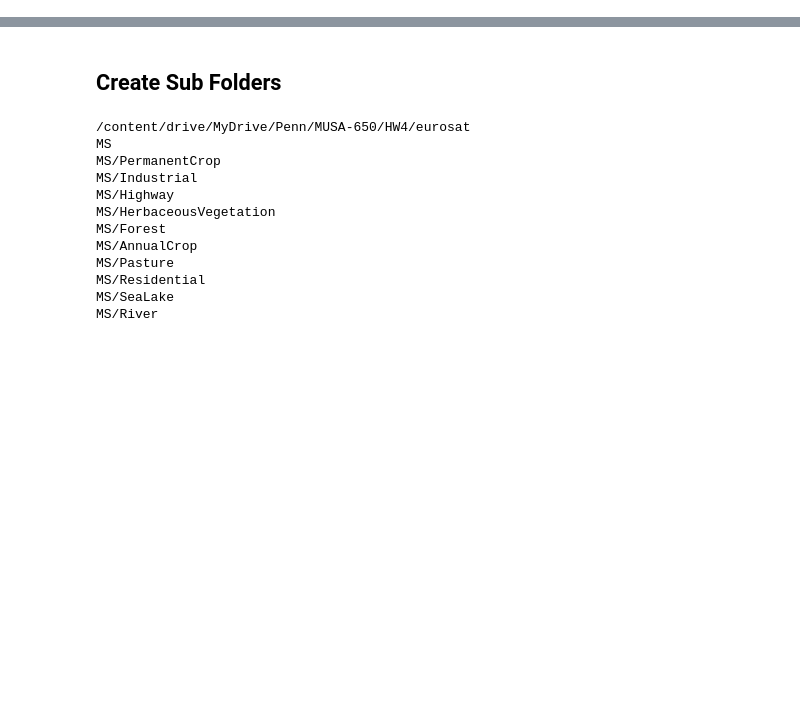
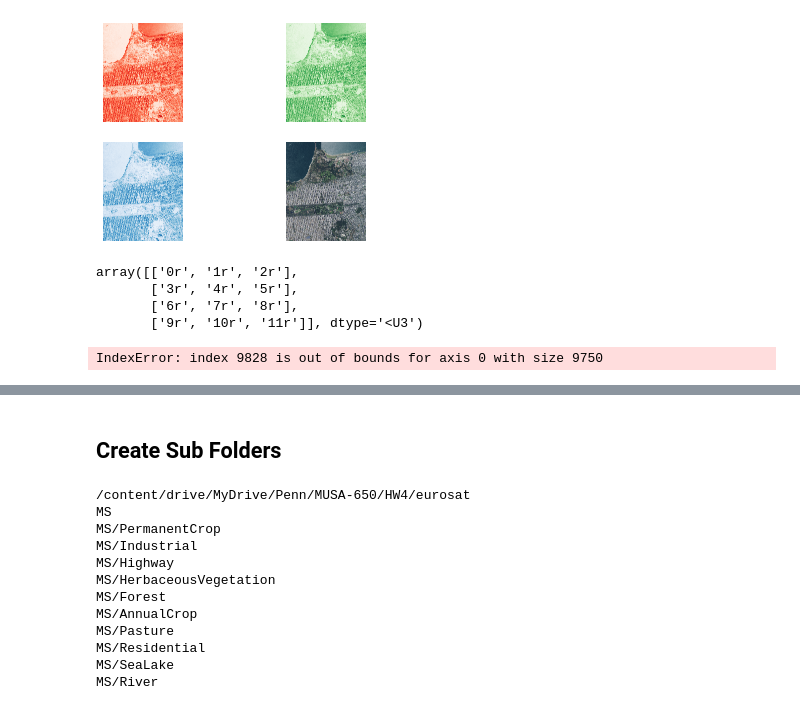
Before and after one commit to nelmsal/MUSA650_FinalProject_RightOfWayClassification, a Jupyter notebook: scripts/download_zipfile.ipynb, the cells around one changed output, grey strips where cells are left out. Cells and saved outputs as stored; diff of their text form; code cells hidden in the pictures; blank space fills up the shorter version.

```diff
--- a/scripts/download_zipfile.ipynb
+++ b/scripts/download_zipfile.ipynb
@@ -135,0 +309,70 @@ sf_landform = gpd.GeoDataFrame(geometry=[sf_landform], crs=project_crs).to_crs(t
+# %%
+fig, ax = plt.subplots(2, 2)
+ax[0,0].imshow(focus_array[:,:,0], cmap ='Reds')
+ax[0,1].imshow(focus_array[:,:,1], cmap ='Greens')
+ax[1,0].imshow(focus_array[:,:,2], cmap ='Blues')
+ax[1,1].imshow(focus_array[:,:,:3])
+for col in range(2):
+    for row in range(2):
+        ax[row, col].set_axis_off()
+# %% [output]
+[figure, added]
+# %%
+rgb_test = [
+    [
+        ['0r','1r','2r'],
+        ['3r', '4r', '5r'],
+        ['6r', '7r', '8r'],
+        ['9r', '10r', '11r']
+    ], #r
+    [
+        ['0g','1g','2g'],
+        ['3g', '4g', '5g'],
+        ['6g', '7g', '8g'],
+        ['9g', '10g', '11g']
+        ], #g
+    [
+        ['0b', '1b', '2b'],
+        ['3b', '4b', '5b'],
+        ['6b', '7b', '8b'],
+        ['9b', '10b', '11b']
+    ]  #b
+]
+rgb_test = np.array(rgb_test)
+rgb_test.transpose([1,2,0])[:,:,0]
+# %% [output]
+array([['0r', '1r', '2r'],
+       ['3r', '4r', '5r'],
+       ['6r', '7r', '8r'],
+       ['9r', '10r', '11r']], dtype='<U3')
+# %%
+focus_tensor = focus_array.transpose([2,0,1])
+
+def cutting(x, y, bands = 4, shape=(80,80)):
+    cwidth, cheight = shape
+    area_study = np.arange(bands*cwidth*cheight).reshape(bands, cwidth, cheight)
+    for i in range(cwidth):
+        for j in range(cheight):
+            for band in range(bands):
+                area_study[band][i][j] = focus_tensor[band][y+i][x+j]
+    area_study = area_study.reshape([-1, bands, cwidth, cheight])
+    area_study = area_study.transpose([0,2,3,1])
+    #area_study = area_study / 255
+    return area_study
+
+n_spectrum = 3
+width = focus_tensor.shape[1]
+height = focus_tensor.shape[2]
+
+cut_shape = (64,64)
+cwidth,cheight = cut_shape
+
+wstep = int(width/cwidth)
+hstep = int(height/cheight)
+areas = []
+for y in range(int((height-(cheight-hstep))/hstep)):
+    for x in range(int((width-(cwidth-wstep))/wstep)):
+        area = cutting(x*wstep, y*hstep, shape=cut_shape)
+        areas.append(area)
+# %% [output]
+IndexError: index 9828 is out of bounds for axis 0 with size 9750
```
Also changed, not shown: parts of 40 cells of this notebook, 4 other files.
